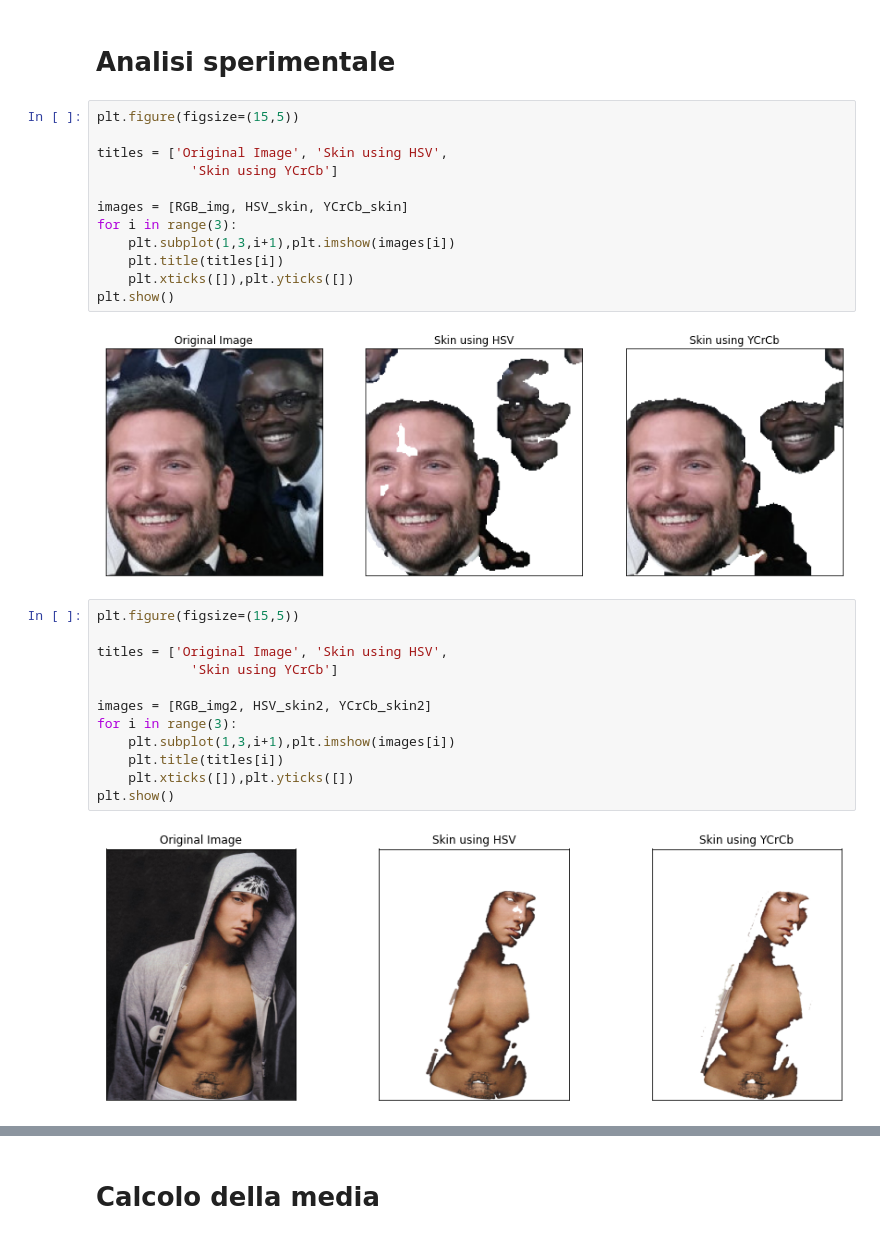
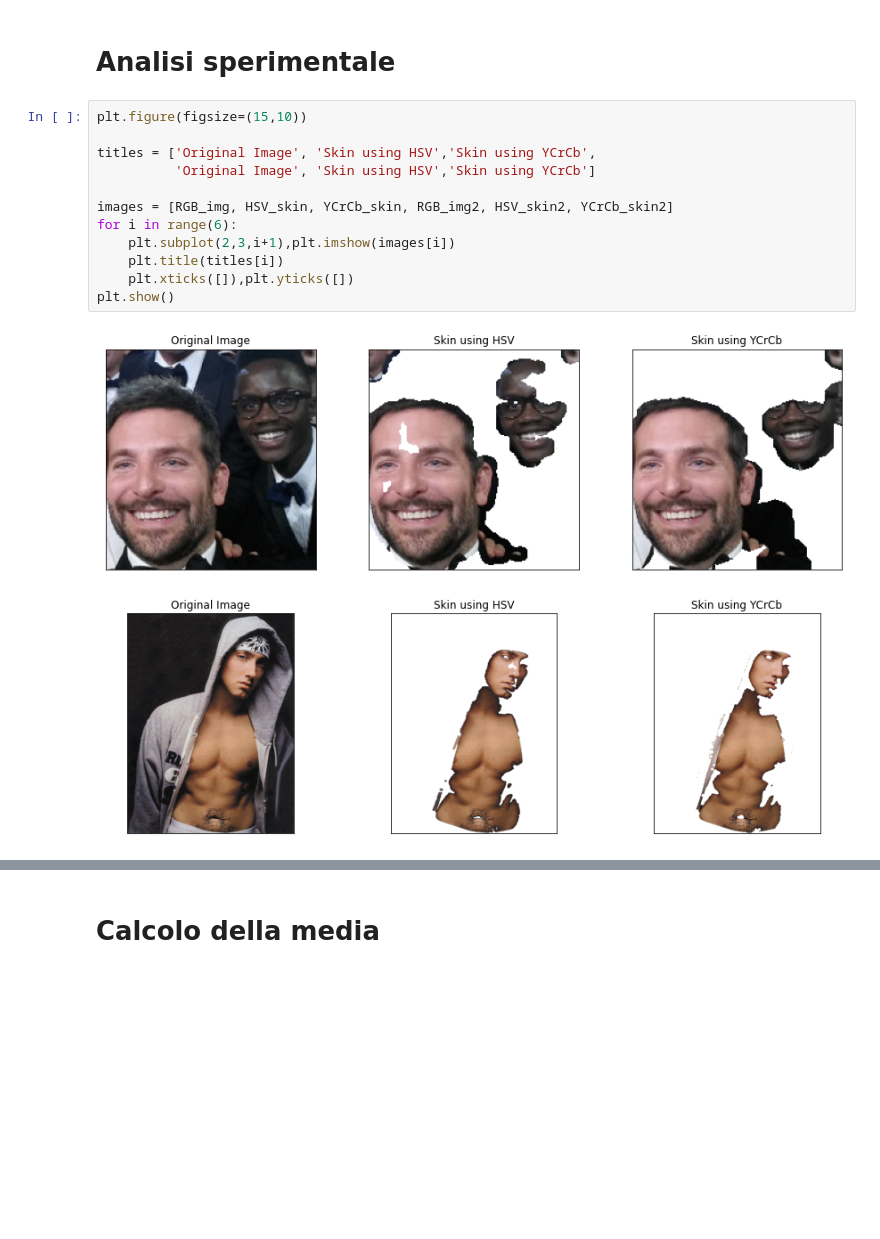
Before and after one commit to lilbrizzi/SkinDetection, a Jupyter notebook: colore/SkinDetectionLAB.ipynb, the cells around one changed output, grey strips where cells are left out. Cells and saved outputs as stored; diff of their text form; blank space fills up the shorter version.

```diff
--- a/colore/SkinDetectionLAB.ipynb
+++ b/colore/SkinDetectionLAB.ipynb
@@ -197,33 +196,19 @@ YCrCb_skin2 = cv2.cvtColor(YCrCb_skin2, cv2.COLOR_BGR2RGB)
 # %% [markdown]
 # Analisi sperimentale
 # %%
-plt.figure(figsize=(15,5))
+plt.figure(figsize=(15,10))
 
-titles = ['Original Image', 'Skin using HSV',
-            'Skin using YCrCb']
+titles = ['Original Image', 'Skin using HSV','Skin using YCrCb',
+          'Original Image', 'Skin using HSV','Skin using YCrCb']
 
-images = [RGB_img, HSV_skin, YCrCb_skin]
-for i in range(3):
-    plt.subplot(1,3,i+1),plt.imshow(images[i])
+images = [RGB_img, HSV_skin, YCrCb_skin, RGB_img2, HSV_skin2, YCrCb_skin2]
+for i in range(6):
+    plt.subplot(2,3,i+1),plt.imshow(images[i])
     plt.title(titles[i])
     plt.xticks([]),plt.yticks([])
 plt.show()
 # %% [output]
-[figure, old version]
+[figure, new version]
-# %%
-plt.figure(figsize=(15,5))
-
-titles = ['Original Image', 'Skin using HSV',
-            'Skin using YCrCb']
-
-images = [RGB_img2, HSV_skin2, YCrCb_skin2]
-for i in range(3):
-    plt.subplot(1,3,i+1),plt.imshow(images[i])
-    plt.title(titles[i])
-    plt.xticks([]),plt.yticks([])
-plt.show()
-# %% [output]
-[figure, removed]
 # %% [markdown]
 Andando ad osservare la prima immagine proposta salta all'occhio come l'utilizzo delle sogliatura in entrambi i piani di colore, nonostante le numerose approssimazioni, non sia efficiente nel dividere la pelle delle persone raffigurate dall'ambiente circostante. Questo è causato, oltre che da punti di scarsa luminosità dell'immagine come si può ben vedere nella secondo caso, dalla presenza di due persone dalle tonalità di pelle molto diverse. Infatti risulta difficile ritagliare accuratamente il volto in primo piano senza far sparire l'altro. Infatti, per includere nell'intervallo HSV o YCbCr entrambi, si vanno a prendere anche altri colori non corrispondenti a quelli della sola pelle.
 
```
Also changed, not shown: parts of 12 cells of this notebook, 1 other file.
